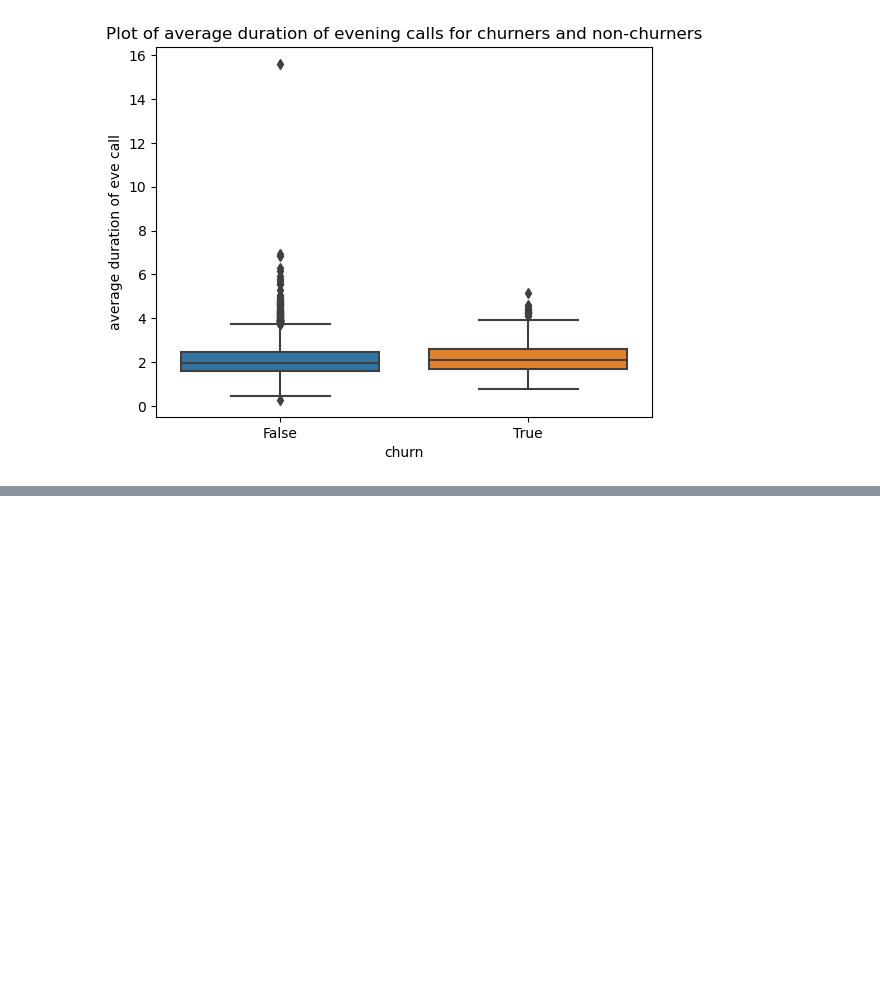
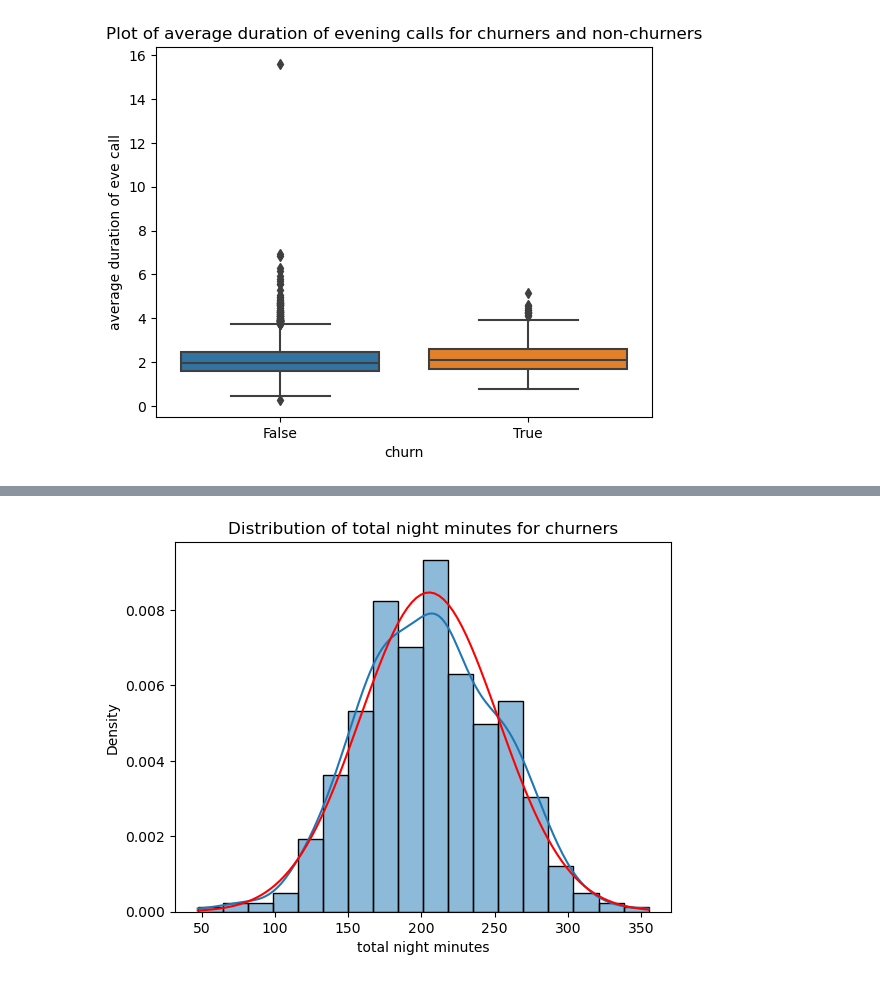
Before and after one commit to Kevan-Muthomi/PhaseThreeProject, a Jupyter notebook: index.ipynb, the cells around one changed output, grey strips where cells are left out. Cells and saved outputs as stored; diff of their text form; code cells hidden in the pictures; blank space fills up the shorter version.

```diff
--- a/index.ipynb
+++ b/index.ipynb
@@ -336,0 +353,4 @@ sns.boxplot(x='churn', y='average duration of eve call', data=df).set(title='Plo
+# %%
+plotNormalDistribution(df[df['churn'] == True]['total night minutes'], 'Distribution of total night minutes for churners')
+# %% [output]
+[figure, added]
```
Also changed, not shown: parts of 5 cells of this notebook.
